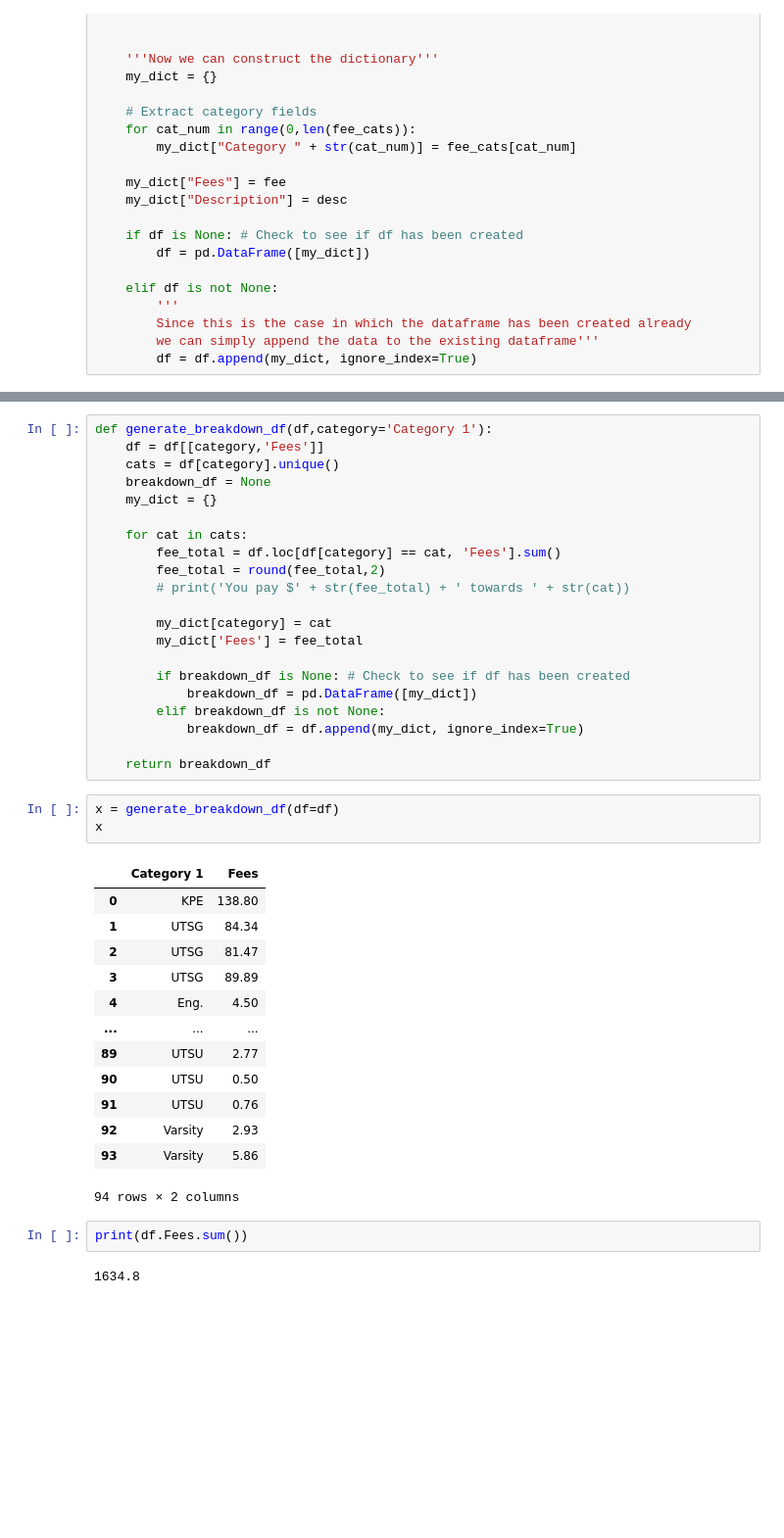
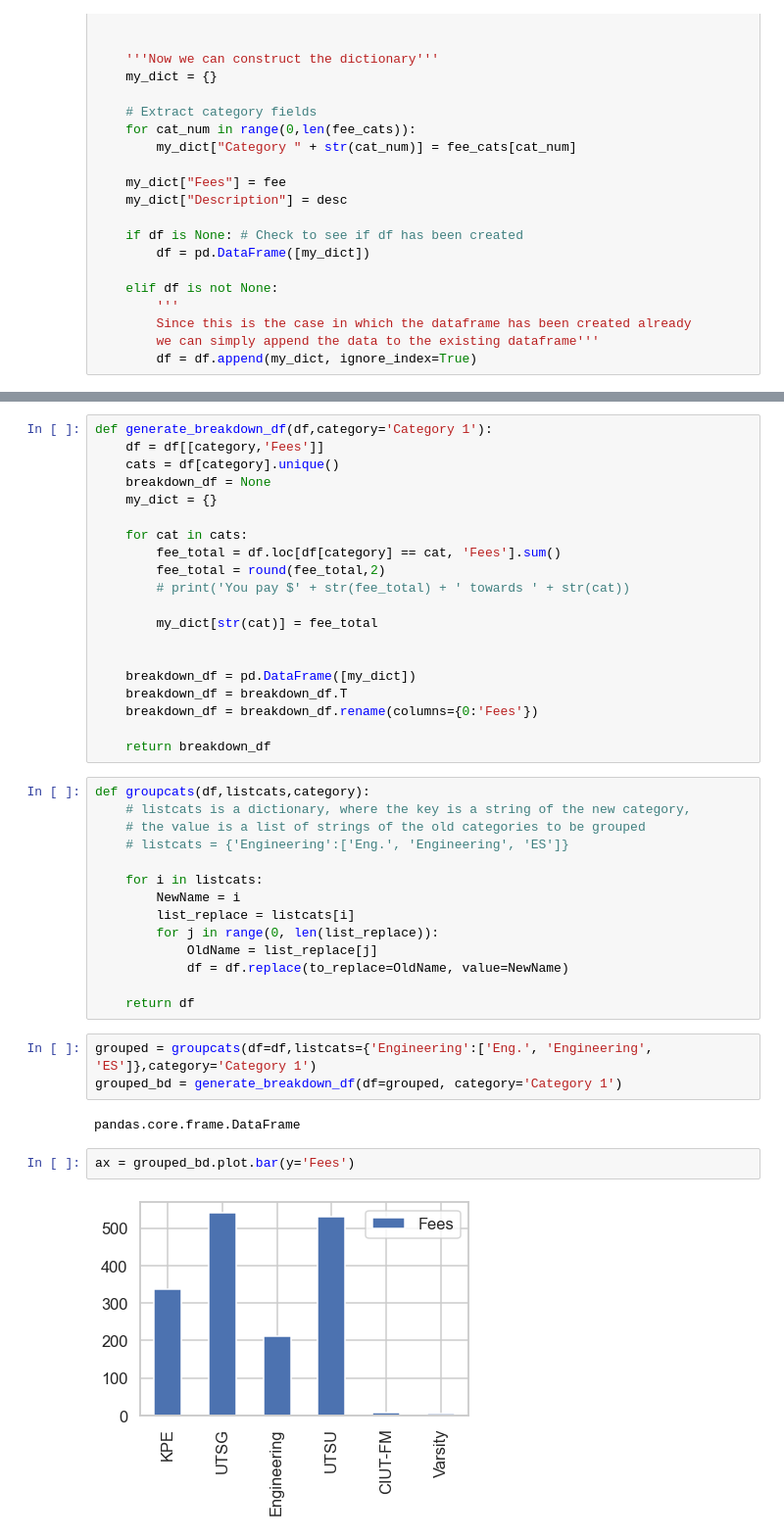
Before and after one commit to anaqiafendi/IncidentalFeeBreakdown, a Jupyter notebook: FeeBreakdown.ipynb, the cells around one changed output, grey strips where cells are left out. Shown: that part at 98% size. Drawn from its saved outputs; the diff is of its cells as text; blank space fills up the shorter version.

Commit message:
Added fee category grouping

```diff
--- a/FeeBreakdown.ipynb
+++ b/FeeBreakdown.ipynb
@@ -77,36 +79,37 @@ def generate_breakdown_df(df,category='Category 1'):
         fee_total = round(fee_total,2)
         # print('You pay $' + str(fee_total) + ' towards ' + str(cat))
 
-        my_dict[category] = cat
-        my_dict['Fees'] = fee_total
+        my_dict[str(cat)] = fee_total
 
-        if breakdown_df is None: # Check to see if df has been created
-            breakdown_df = pd.DataFrame([my_dict])
-        elif breakdown_df is not None:
-            breakdown_df = df.append(my_dict, ignore_index=True)
+
+    breakdown_df = pd.DataFrame([my_dict])
+    breakdown_df = breakdown_df.T
+    breakdown_df = breakdown_df.rename(columns={0:'Fees'})
 
     return breakdown_df
-# %%
-x = generate_breakdown_df(df=df)
-x
-# %% [output]
-|  | Category 1 | Fees |
-| 0 | KPE | 138.80 |
-| 1 | UTSG | 84.34 |
-| 2 | UTSG | 81.47 |
-| 3 | UTSG | 89.89 |
-| 4 | Eng. | 4.50 |
-| ... | ... | ... |
-| 89 | UTSU | 2.77 |
-| 90 | UTSU | 0.50 |
-| 91 | UTSU | 0.76 |
-| 92 | Varsity | 2.93 |
-| 93 | Varsity | 5.86 |
-94 rows × 2 columns
-# %%
-print(df.Fees.sum())
-# %% [output]
-1634.8
+# %%
+def groupcats(df,listcats,category):
+    # listcats is a dictionary, where the key is a string of the new category,
+    # the value is a list of strings of the old categories to be grouped
+    # listcats = {'Engineering':['Eng.', 'Engineering', 'ES']}
+
+    for i in listcats:
+        NewName = i
+        list_replace = listcats[i]
+        for j in range(0, len(list_replace)):
+            OldName = list_replace[j]
+            df = df.replace(to_replace=OldName, value=NewName)
+
+    return df
+# %%
+grouped = groupcats(df=df,listcats={'Engineering':['Eng.', 'Engineering', 'ES']},category='Category 1')
+grouped_bd = generate_breakdown_df(df=grouped, category='Category 1')
+# %% [output]
+pandas.core.frame.DataFrame
+# %%
+ax = grouped_bd.plot.bar(y='Fees')
+# %% [output]
+[figure, added]
 # %%
  # Create some categories
 fee_cats = Fees[i].split(' ')[i].split(':')
```
Also changed, not shown: parts of 2 cells of this notebook.
